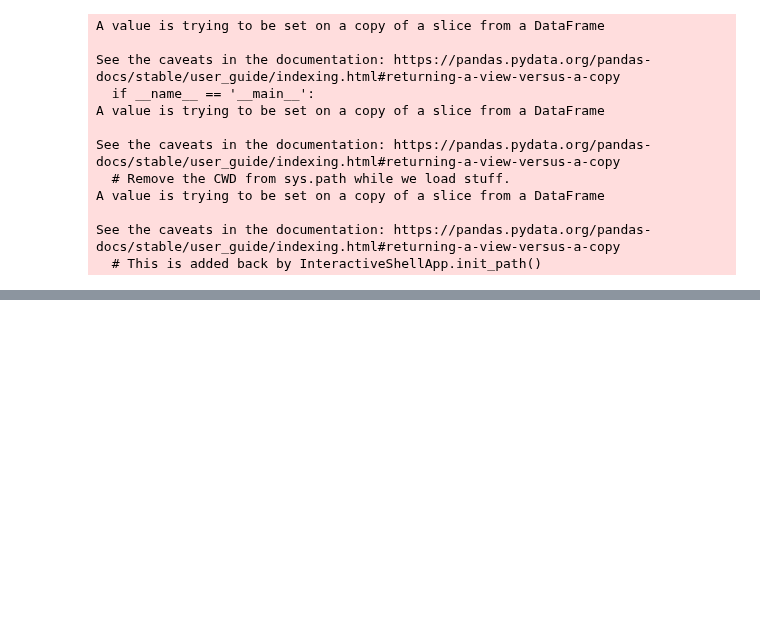
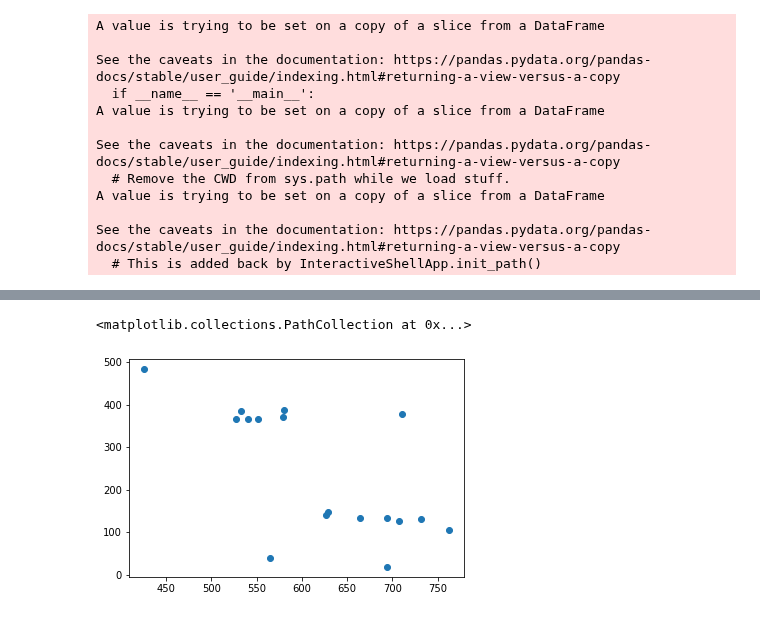
Before and after one commit to PrincetonUniversity/BrainPipe, a Jupyter notebook: tools/analysis/analysis_injection_site_plots.ipynb, the cells around one changed output, grey strips where cells are left out. Saved outputs shown, nothing was run; the diff lists cells and outputs as text; code cells hidden in the pictures; blank space fills up the shorter version.

```diff
--- a/tools/analysis/analysis_injection_site_plots.ipynb
+++ b/tools/analysis/analysis_injection_site_plots.ipynb
@@ -234,0 +360,5 @@ See the caveats in the documentation: https://pandas.pydata.org/pandas-docs/stab
+# %%
+plt.scatter(testy,testx)
+# %% [output]
+<matplotlib.collections.PathCollection at 0x...>
+[figure, added]
```
Also changed, not shown: parts of 32 cells of this notebook, 2 other files.
